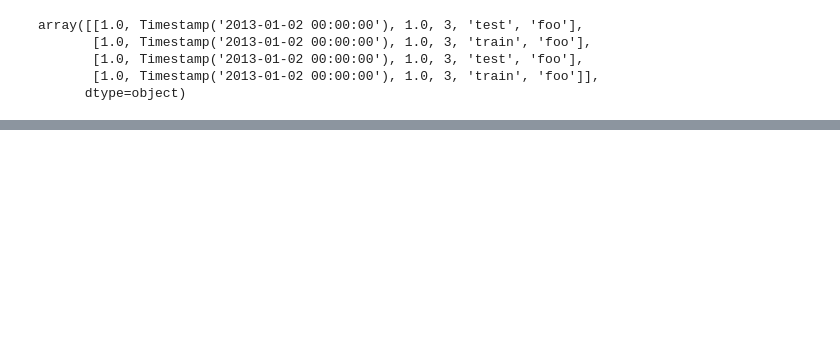
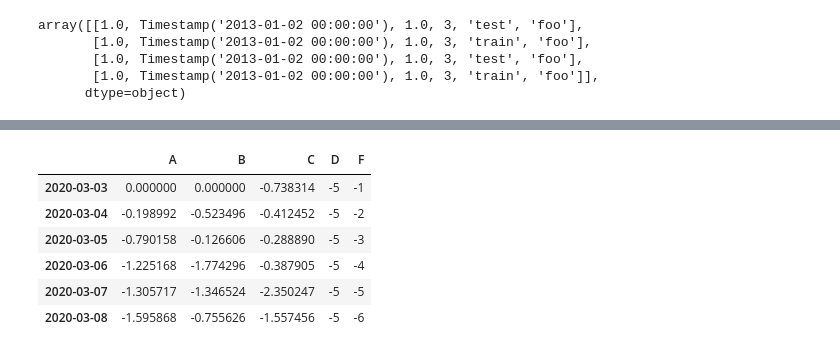
Before and after one commit to khalidpark/TIL-and-TIW, a Jupyter notebook: 10minutes_pandas/10minutes_pandas.ipynb, the cells around one changed output, grey strips where cells are left out. Saved outputs shown, nothing was run; the diff lists cells and outputs as text; code cells hidden in the pictures; blank space fills up the shorter version.

```diff
--- a/10minutes_pandas/10minutes_pandas.ipynb
+++ b/10minutes_pandas/10minutes_pandas.ipynb
@@ -144,0 +406,10 @@ df.T
+# %%
+df2
+# %% [output]
+|  | A | B | C | D | F |
+| 2020-03-03 | 0.000000 | 0.000000 | -0.738314 | -5 | -1 |
+| 2020-03-04 | -0.198992 | -0.523496 | -0.412452 | -5 | -2 |
+| 2020-03-05 | -0.790158 | -0.126606 | -0.288890 | -5 | -3 |
+| 2020-03-06 | -1.225168 | -1.774296 | -0.387905 | -5 | -4 |
+| 2020-03-07 | -1.305717 | -1.346524 | -2.350247 | -5 | -5 |
+| 2020-03-08 | -1.595868 | -0.755626 | -1.557456 | -5 | -6 |
```
Also changed, not shown: parts of 65 cells of this notebook.
